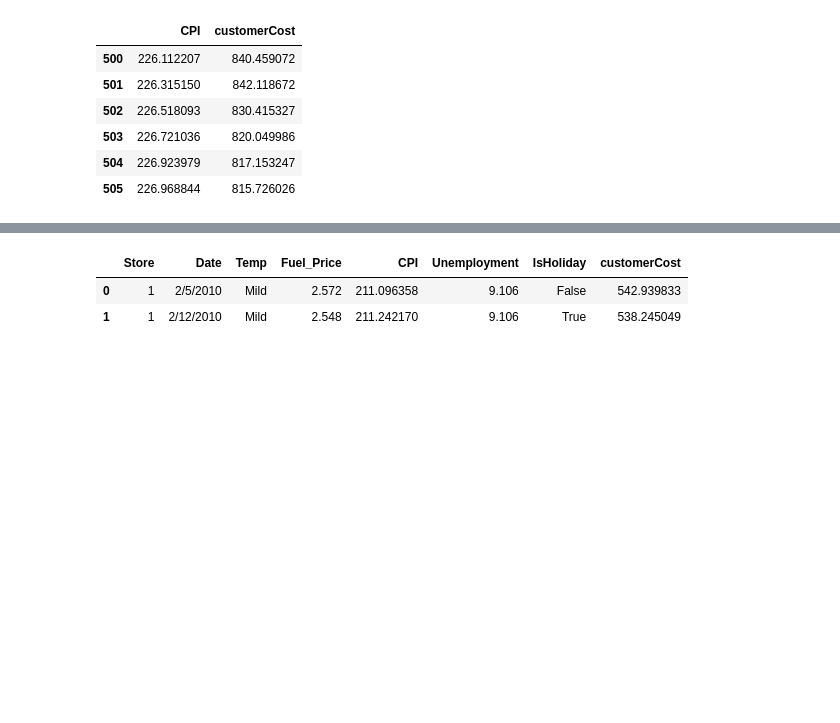
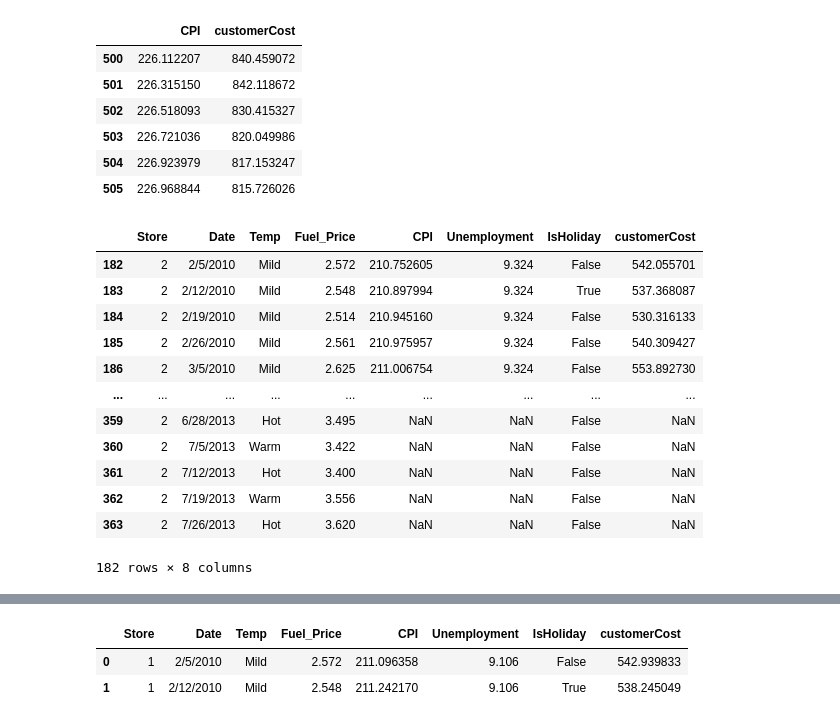
Before and after one commit to peterling7710/BCHPython2, a Jupyter notebook: Python2_master.ipynb, the cells around one changed output, grey strips where cells are left out. Cells and saved outputs as stored; diff of their text form; code cells hidden in the pictures; blank space fills up the shorter version.

Commit message:
Add in loc conditional indexing and removed conditional indexing section

```diff
--- a/Python2_master.ipynb
+++ b/Python2_master.ipynb
@@ -386,3 +381,20 @@ features_df.loc[500:505, ["CPI", "customerCost"]]
 | 503 | 226.721036 | 820.049986 |
 | 504 | 226.923979 | 817.153247 |
 | 505 | 226.968844 | 815.726026 |
+# %%
+#We can also retrieve rows with a condition
+features_df.loc[features_df['Store'] == 2]
+# %% [output]
+|  | Store | Date | Temp | Fuel_Price | CPI | Unemployment | IsHoliday | customerCost |
+| 182 | 2 | 2/5/2010 | Mild | 2.572 | 210.752605 | 9.324 | False | 542.055701 |
+| 183 | 2 | 2/12/2010 | Mild | 2.548 | 210.897994 | 9.324 | True | 537.368087 |
+| 184 | 2 | 2/19/2010 | Mild | 2.514 | 210.945160 | 9.324 | False | 530.316133 |
+| 185 | 2 | 2/26/2010 | Mild | 2.561 | 210.975957 | 9.324 | False | 540.309427 |
+| 186 | 2 | 3/5/2010 | Mild | 2.625 | 211.006754 | 9.324 | False | 553.892730 |
+| ... | ... | ... | ... | ... | ... | ... | ... | ... |
+| 359 | 2 | 6/28/2013 | Hot | 3.495 | NaN | NaN | False | NaN |
+| 360 | 2 | 7/5/2013 | Warm | 3.422 | NaN | NaN | False | NaN |
+| 361 | 2 | 7/12/2013 | Hot | 3.400 | NaN | NaN | False | NaN |
+| 362 | 2 | 7/19/2013 | Warm | 3.556 | NaN | NaN | False | NaN |
+| 363 | 2 | 7/26/2013 | Hot | 3.620 | NaN | NaN | False | NaN |
+182 rows × 8 columns
```
Also changed, not shown: parts of 16 cells of this notebook, 3 other files.
